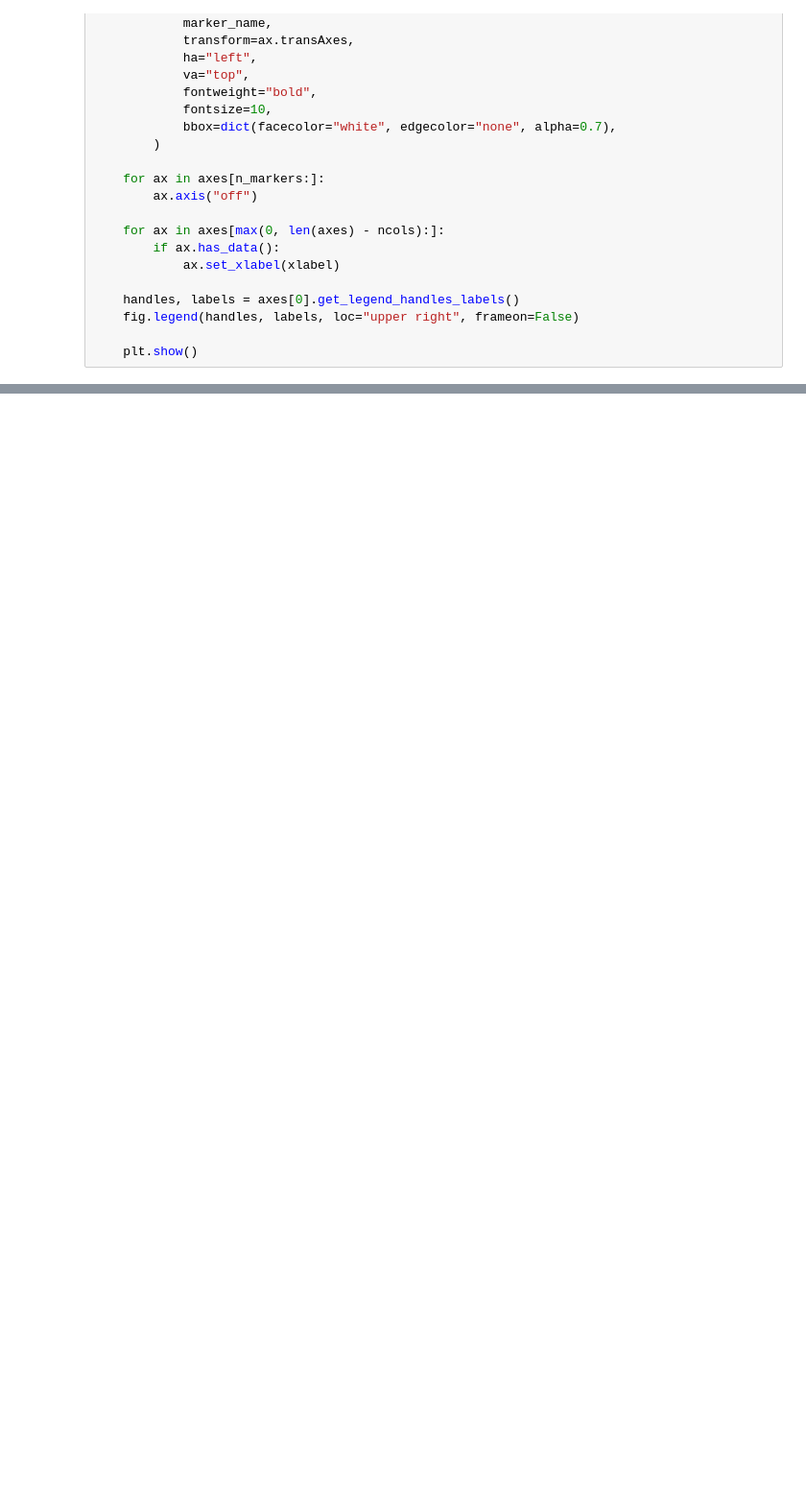
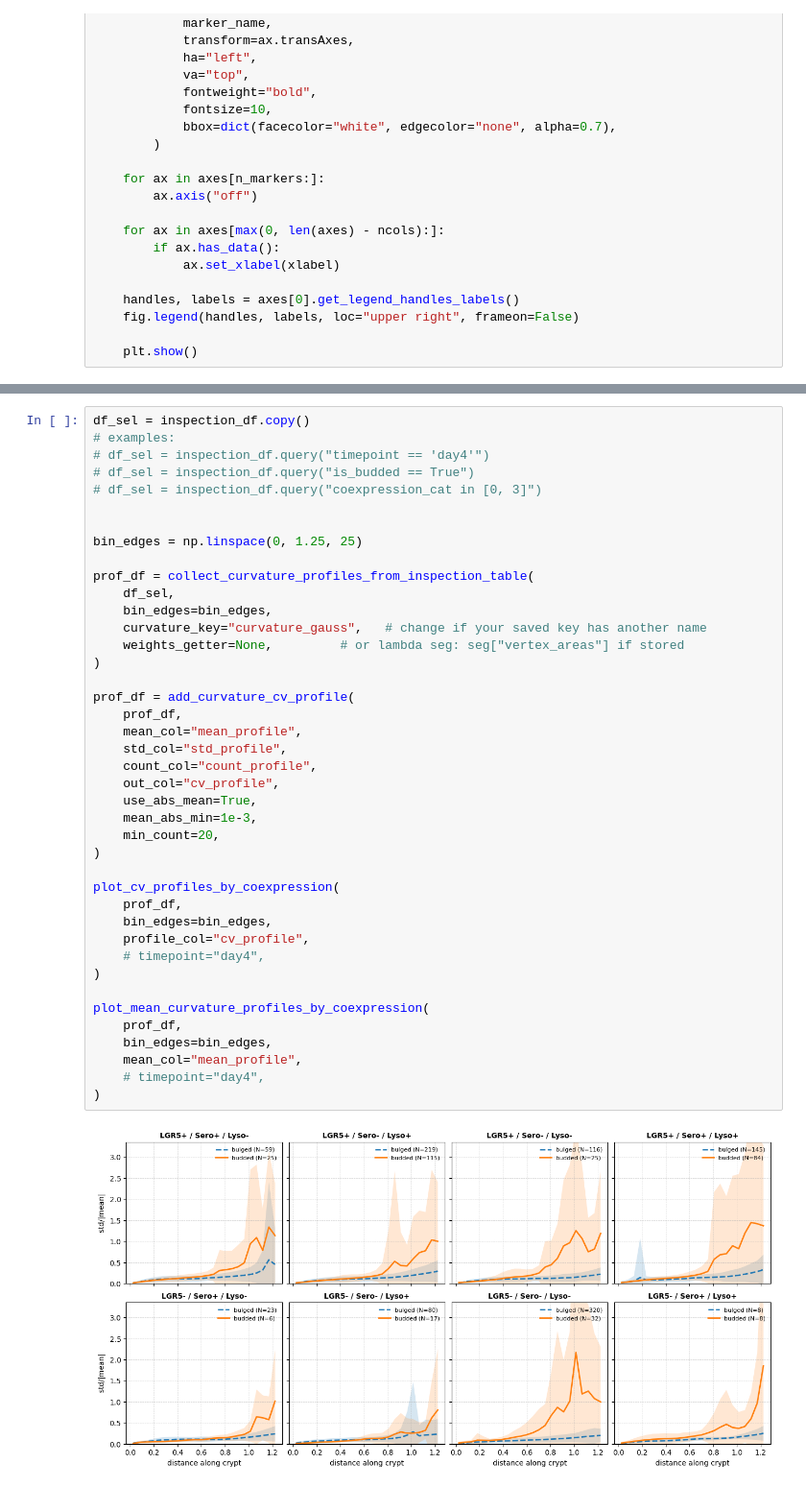
Before and after one commit to fskovbo/OrganoGraph, a Jupyter notebook: notebooks/analyze_crypt_compostion.ipynb, the cells around one changed output, grey strips where cells are left out. Shown at 96% size. Drawn from its saved outputs; the diff is of its cells as text; blank space fills up the shorter version.

```diff
--- a/notebooks/analyze_crypt_compostion.ipynb
+++ b/notebooks/analyze_crypt_compostion.ipynb
@@ -1283,0 +1608,43 @@ plot_binned_marker_profiles(
+# %%
+df_sel = inspection_df.copy()
+# examples:
+# df_sel = inspection_df.query("timepoint == 'day4'")
+# df_sel = inspection_df.query("is_budded == True")
+# df_sel = inspection_df.query("coexpression_cat in [0, 3]")
+
+
+bin_edges = np.linspace(0, 1.25, 25)
+
+prof_df = collect_curvature_profiles_from_inspection_table(
+    df_sel,
+    bin_edges=bin_edges,
+    curvature_key="curvature_gauss",   # change if your saved key has another name
+    weights_getter=None,         # or lambda seg: seg["vertex_areas"] if stored
+)
+
+prof_df = add_curvature_cv_profile(
+    prof_df,
+    mean_col="mean_profile",
+    std_col="std_profile",
+    count_col="count_profile",
+    out_col="cv_profile",
+    use_abs_mean=True,
+    mean_abs_min=1e-3,
+    min_count=20,
+)
+
+plot_cv_profiles_by_coexpression(
+    prof_df,
+    bin_edges=bin_edges,
+    profile_col="cv_profile",
+    # timepoint="day4",
+)
+
+plot_mean_curvature_profiles_by_coexpression(
+    prof_df,
+    bin_edges=bin_edges,
+    mean_col="mean_profile",
+    # timepoint="day4",
+)
+# %% [output]
+[figure, added]
```
Also changed, not shown: parts of 24 cells of this notebook, 8 other files.
